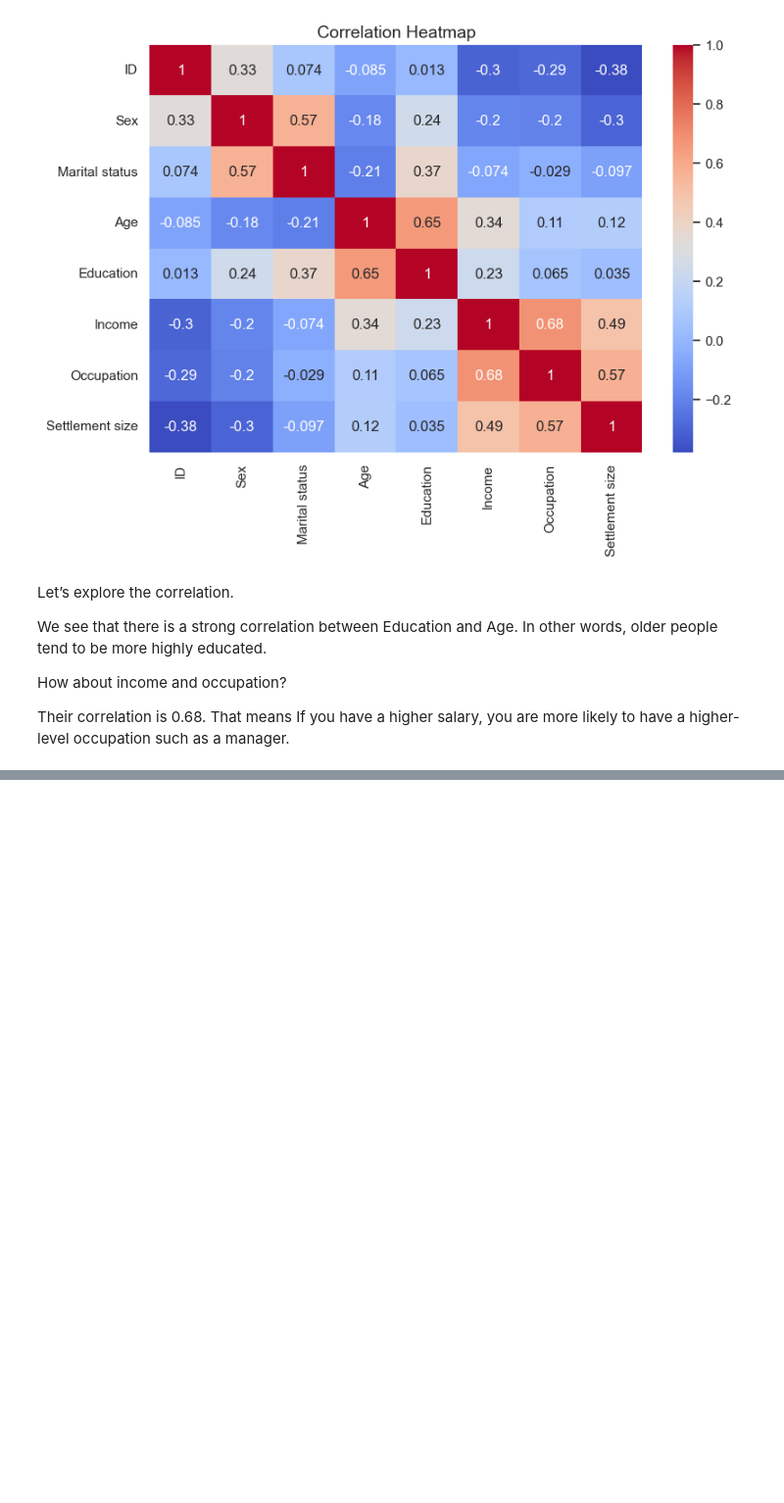
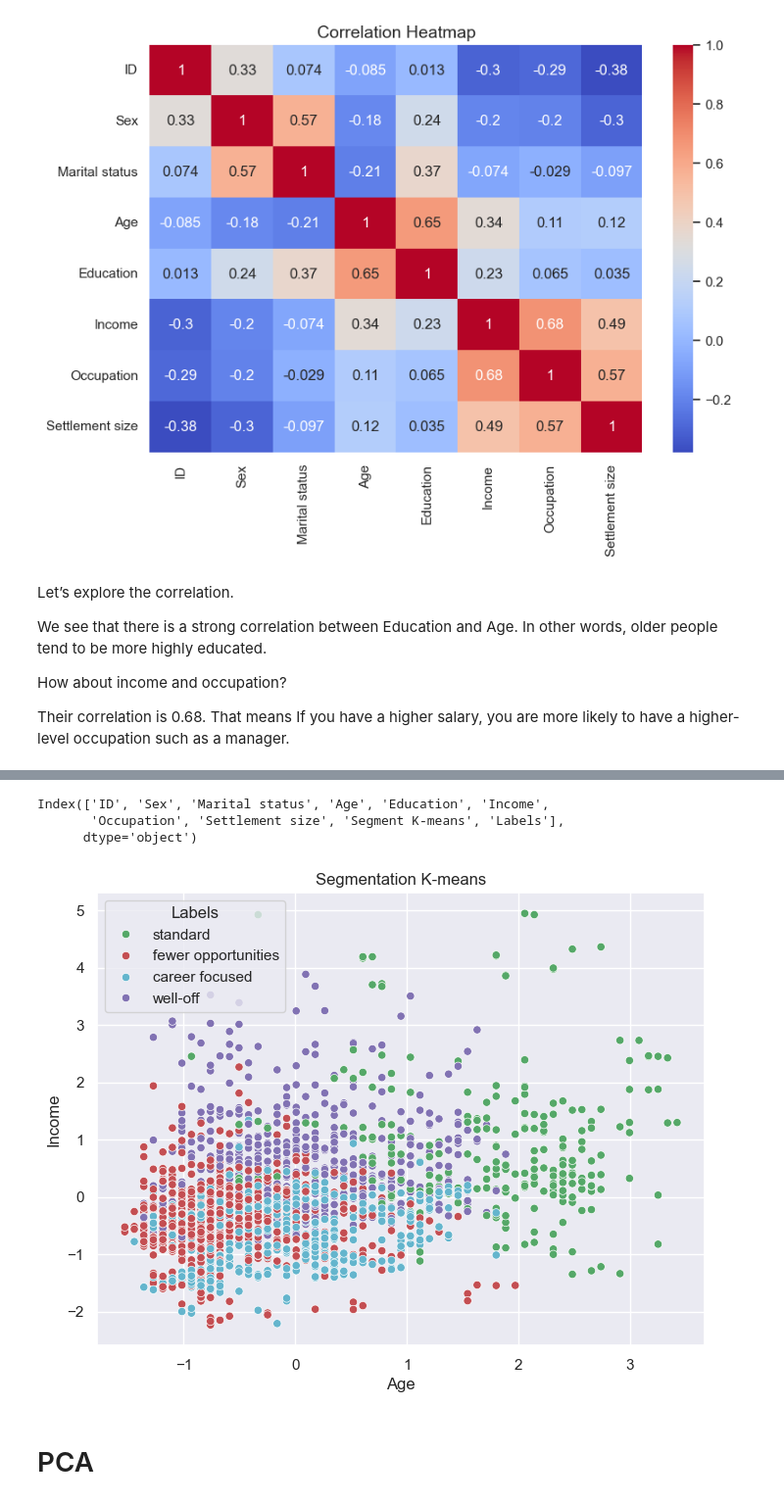
Before and after one commit to kennyOlakunle/customer_segmentation_using_Python, a Jupyter notebook: segment_ML.ipynb, the cells around one changed output, grey strips where cells are left out. Shown: that part at 98% size. Saved outputs shown, nothing was run; the diff lists cells and outputs as text; code cells hidden in the pictures; blank space fills up the shorter version.

Commit message:
Updating algorithm

```diff
--- a/segment_ML.ipynb
+++ b/segment_ML.ipynb
@@ -185,0 +251,2 @@ Their correlation is 0.68. That means If you have a higher salary, you are more
+# %%
+kmeans = KMeans(n_clusters = 4, init = 'k-means++', random_state = 42)
@@ -185,0 +261,4 @@ Their correlation is 0.68. That means If you have a higher salary, you are more
+# %%
+df_segm_kmeans= seg_data_stand.copy()
+df_segm_kmeans = pd.DataFrame(data = seg_data_stand,columns = seg_data.columns)
+df_segm_kmeans['Segment K-means'] = kmeans.labels_
@@ -185,0 +297,6 @@ Their correlation is 0.68. That means If you have a higher salary, you are more
+# %%
+# Add the segment labels to the table
+df_segm_kmeans['Labels'] = df_segm_kmeans['Segment K-means'].map({0:'well-off',
+                                                                  1:'fewer opportunities',
+                                                                  2:'standard',
+                                                                  3:'career focused'})
@@ -185,0 +312,18 @@ Their correlation is 0.68. That means If you have a higher salary, you are more
+# %%
+print(df_segm_kmeans.columns)
+# %% [output]
+Index(['ID', 'Sex', 'Marital status', 'Age', 'Education', 'Income',
+       'Occupation', 'Settlement size', 'Segment K-means', 'Labels'],
+      dtype='object')
+# %%
+# Plot the results from the K-means algorithm.
+# Each point in the data set is plotted with the color of the clusters it has been assigned to.
+
+plt.figure(figsize=(8, 6))
+sns.scatterplot(data=df_segm_kmeans, x='Age', y='Income', hue='Labels', palette=['g', 'r', 'c', 'm'])
+plt.title('Segmentation K-means')
+plt.show()
+# %% [output]
+[figure, added]
+# %% [markdown]
+# PCA
```
Also changed, not shown: parts of 15 cells of this notebook.
